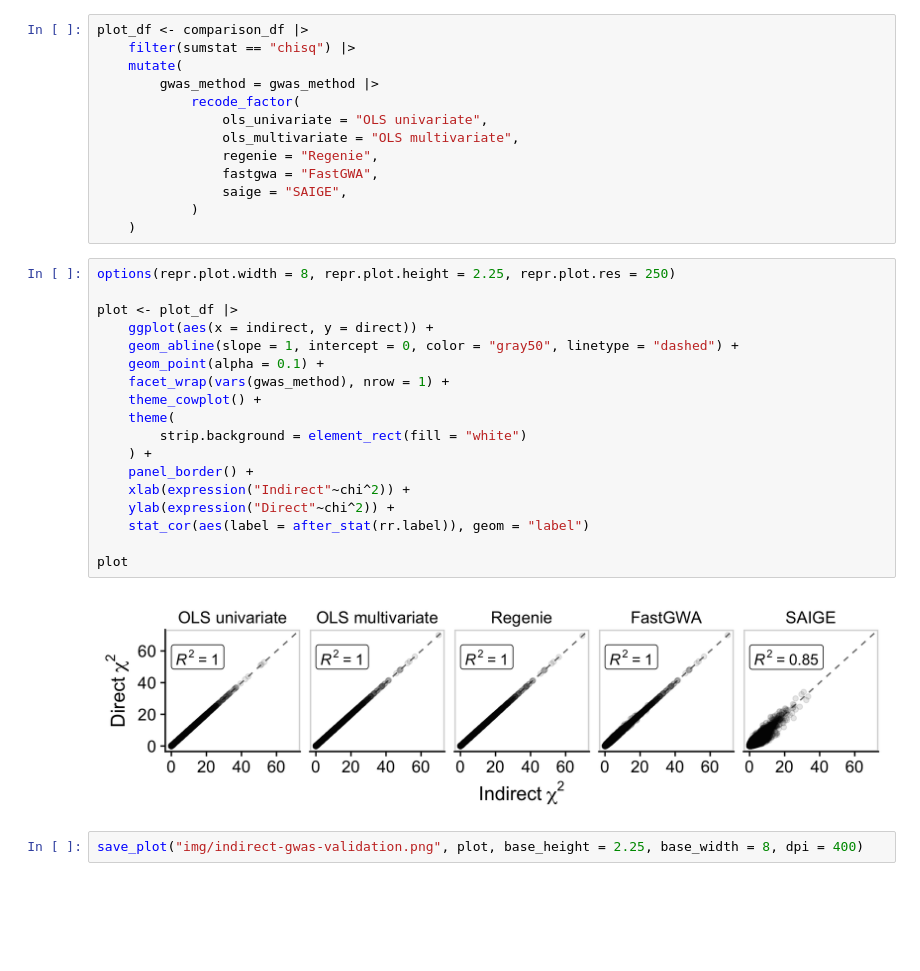
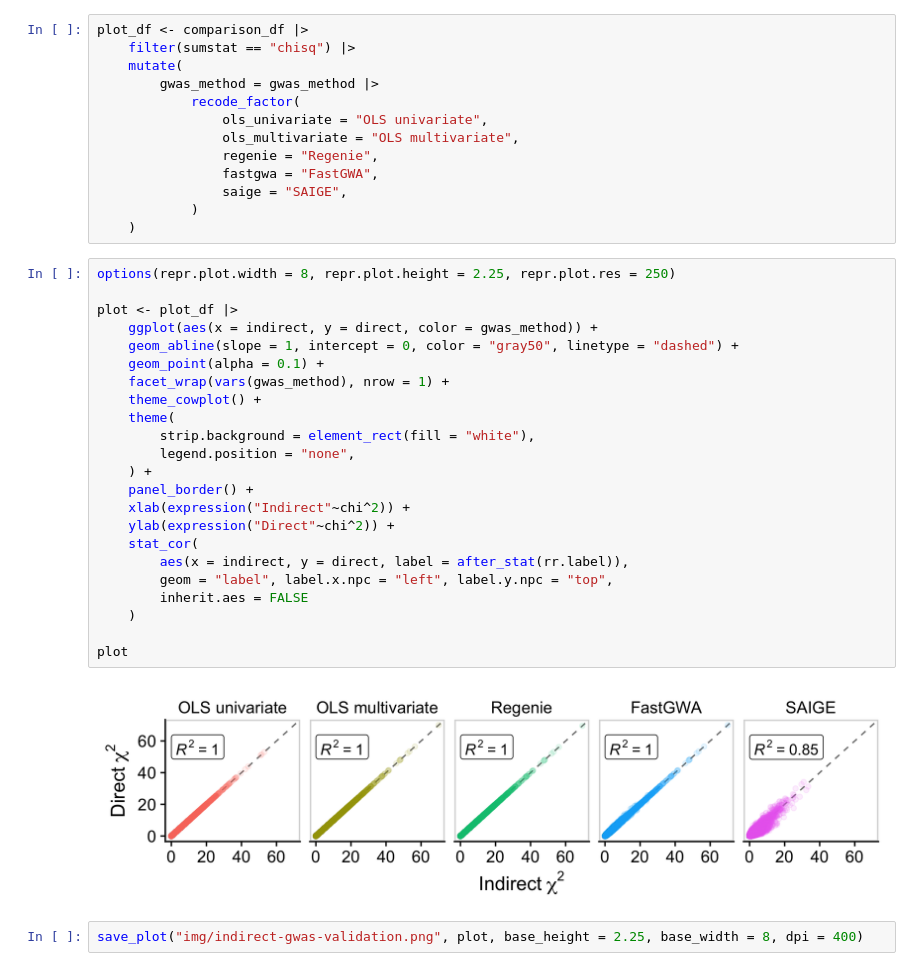
Before and after one commit to zietzm/webgwas-analysis, a Jupyter notebook: analyses/1.validate-indirect-gwas/4-plot-results.ipynb, the cells around one changed output. Cells and saved outputs as stored; diff of their text form; blank space fills up the shorter version.

Commit message:
feat: colorize igwas validation plot

```diff
--- a/analyses/1.validate-indirect-gwas/4-plot-results.ipynb
+++ b/analyses/1.validate-indirect-gwas/4-plot-results.ipynb
@@ -46,22 +46,27 @@ plot_df <- comparison_df |>
 # %%
 options(repr.plot.width = 8, repr.plot.height = 2.25, repr.plot.res = 250)
 
 plot <- plot_df |>
-    ggplot(aes(x = indirect, y = direct)) +
+    ggplot(aes(x = indirect, y = direct, color = gwas_method)) +
     geom_abline(slope = 1, intercept = 0, color = "gray50", linetype = "dashed") +
     geom_point(alpha = 0.1) +
     facet_wrap(vars(gwas_method), nrow = 1) +
     theme_cowplot() +
     theme(
-        strip.background = element_rect(fill = "white")
+        strip.background = element_rect(fill = "white"),
+        legend.position = "none",
     ) +
     panel_border() +
     xlab(expression("Indirect"~chi^2)) +
     ylab(expression("Direct"~chi^2)) +
-    stat_cor(aes(label = after_stat(rr.label)), geom = "label")
+    stat_cor(
+        aes(x = indirect, y = direct, label = after_stat(rr.label)),
+        geom = "label", label.x.npc = "left", label.y.npc = "top",
+        inherit.aes = FALSE
+    )
 
 plot
 # %% [output]
-[figure, old version]
+[figure, new version]
 # %%
 save_plot("img/indirect-gwas-validation.png", plot, base_height = 2.25, base_width = 8, dpi = 400)
```
Also changed, not shown: 1 other file.
